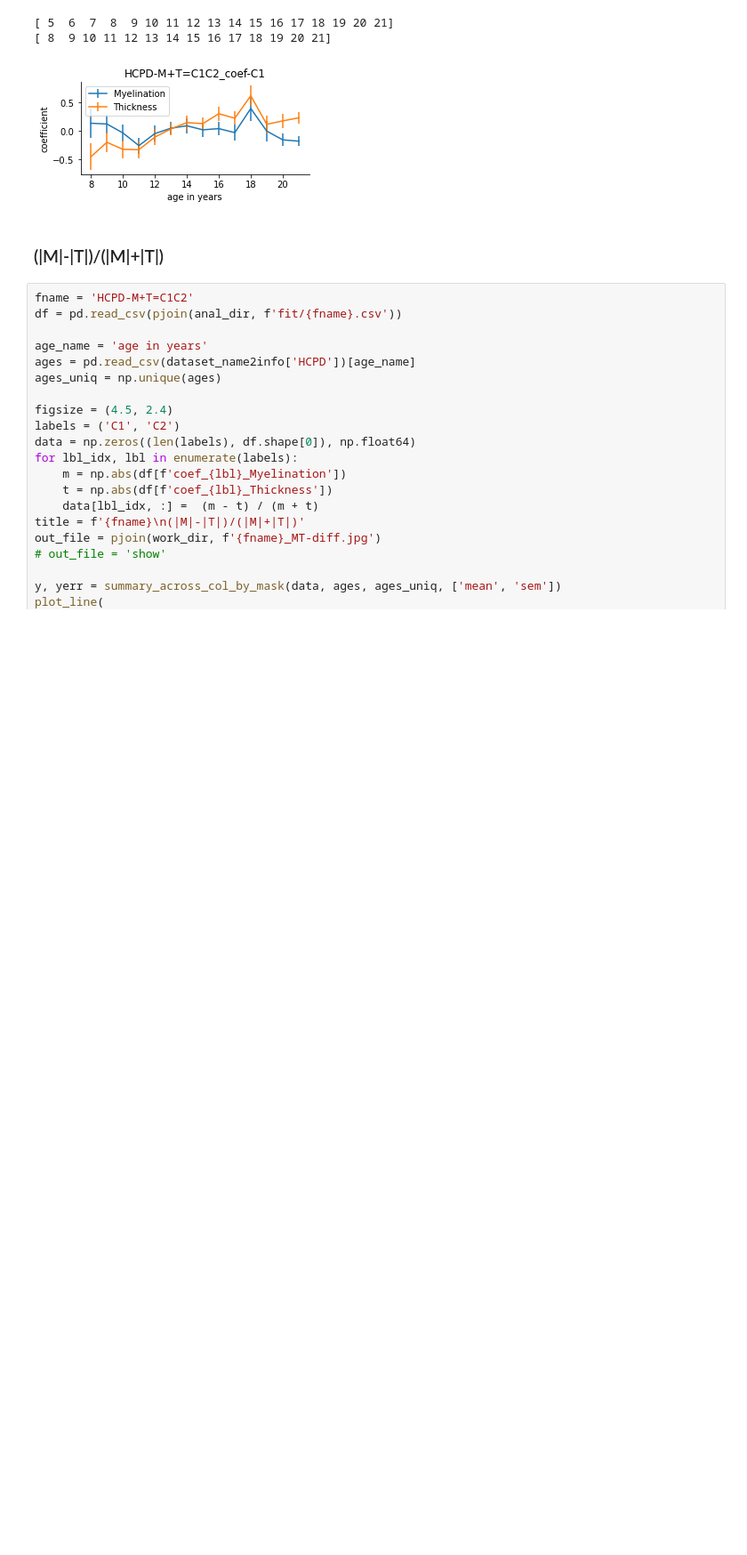
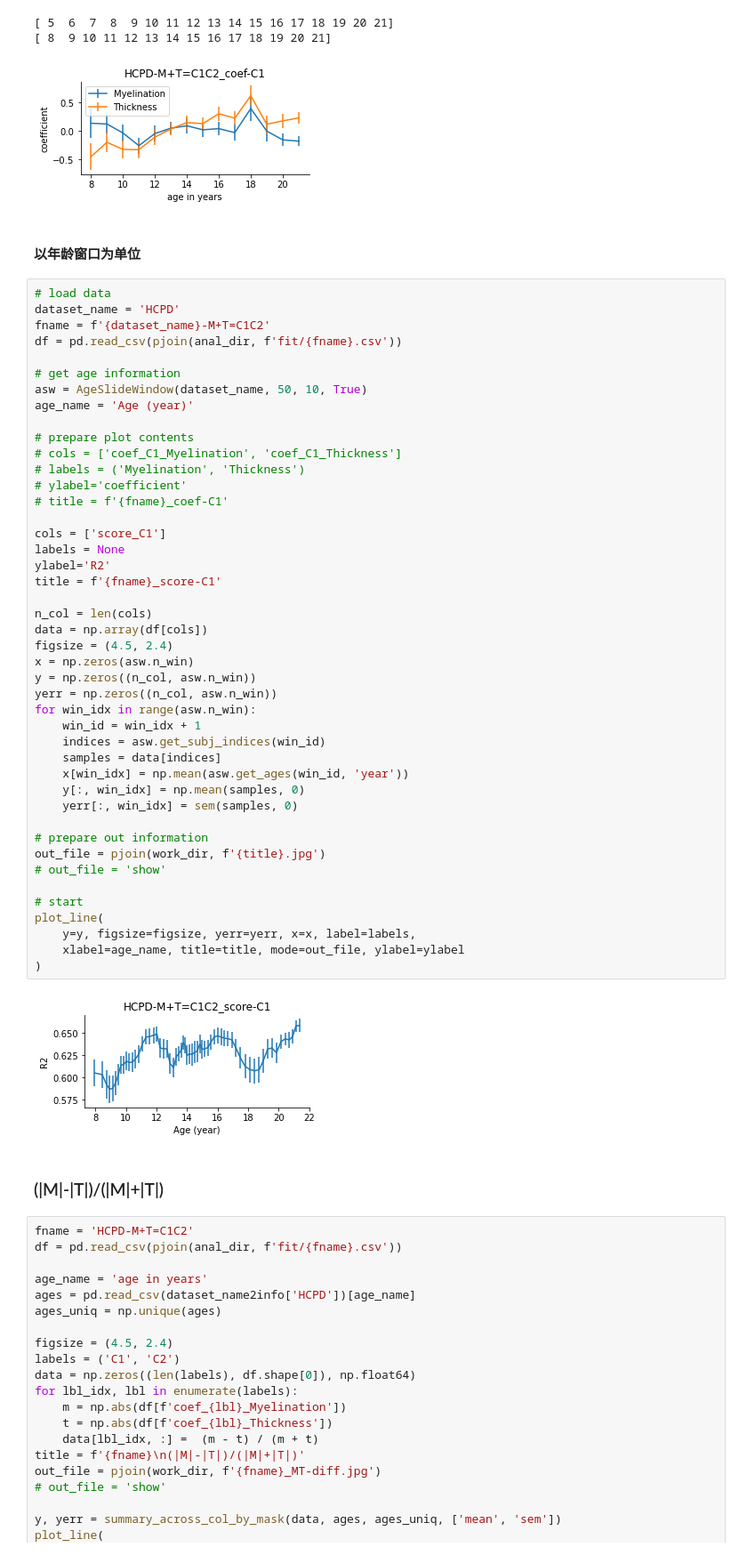
Before and after one commit to BNUCNL/nibrain, a Jupyter notebook: cxy_visual_dev/scripts/plot_line_bar.ipynb, the cells around one changed output. Shown at 89% size. Drawn from its saved outputs; the diff is of its cells as text; blank space fills up the shorter version.

```diff
--- a/cxy_visual_dev/scripts/plot_line_bar.ipynb
+++ b/cxy_visual_dev/scripts/plot_line_bar.ipynb
@@ -910,6 +947,54 @@ plot_line(
 [ 5  6  7  8  9 10 11 12 13 14 15 16 17 18 19 20 21]
 [ 8  9 10 11 12 13 14 15 16 17 18 19 20 21]
 [figure]
+# %% [markdown]
+#### 以年龄窗口为单位
+# %%
+# load data
+dataset_name = 'HCPD'
+fname = f'{dataset_name}-M+T=C1C2'
+df = pd.read_csv(pjoin(anal_dir, f'fit/{fname}.csv'))
+
+# get age information
+asw = AgeSlideWindow(dataset_name, 50, 10, True)
+age_name = 'Age (year)'
+
+# prepare plot contents
+# cols = ['coef_C1_Myelination', 'coef_C1_Thickness']
+# labels = ('Myelination', 'Thickness')
+# ylabel='coefficient'
+# title = f'{fname}_coef-C1'
+
+cols = ['score_C1']
+labels = None
+ylabel='R2'
+title = f'{fname}_score-C1'
+
+n_col = len(cols)
+data = np.array(df[cols])
+figsize = (4.5, 2.4)
+x = np.zeros(asw.n_win)
+y = np.zeros((n_col, asw.n_win))
+yerr = np.zeros((n_col, asw.n_win))
+for win_idx in range(asw.n_win):
+    win_id = win_idx + 1
+    indices = asw.get_subj_indices(win_id)
+    samples = data[indices]
+    x[win_idx] = np.mean(asw.get_ages(win_id, 'year'))
+    y[:, win_idx] = np.mean(samples, 0)
+    yerr[:, win_idx] = sem(samples, 0)
+
+# prepare out information
+out_file = pjoin(work_dir, f'{title}.jpg')
+# out_file = 'show'
+
+# start
+plot_line(
+    y=y, figsize=figsize, yerr=yerr, x=x, label=labels,
+    xlabel=age_name, title=title, mode=out_file, ylabel=ylabel
+)
+# %% [output]
+[figure, added]
 # %% [markdown]
 ### (|M|-|T|)/(|M|+|T|)
 # %%
```
Also changed, not shown: parts of 3 cells of this notebook, 4 other files.
